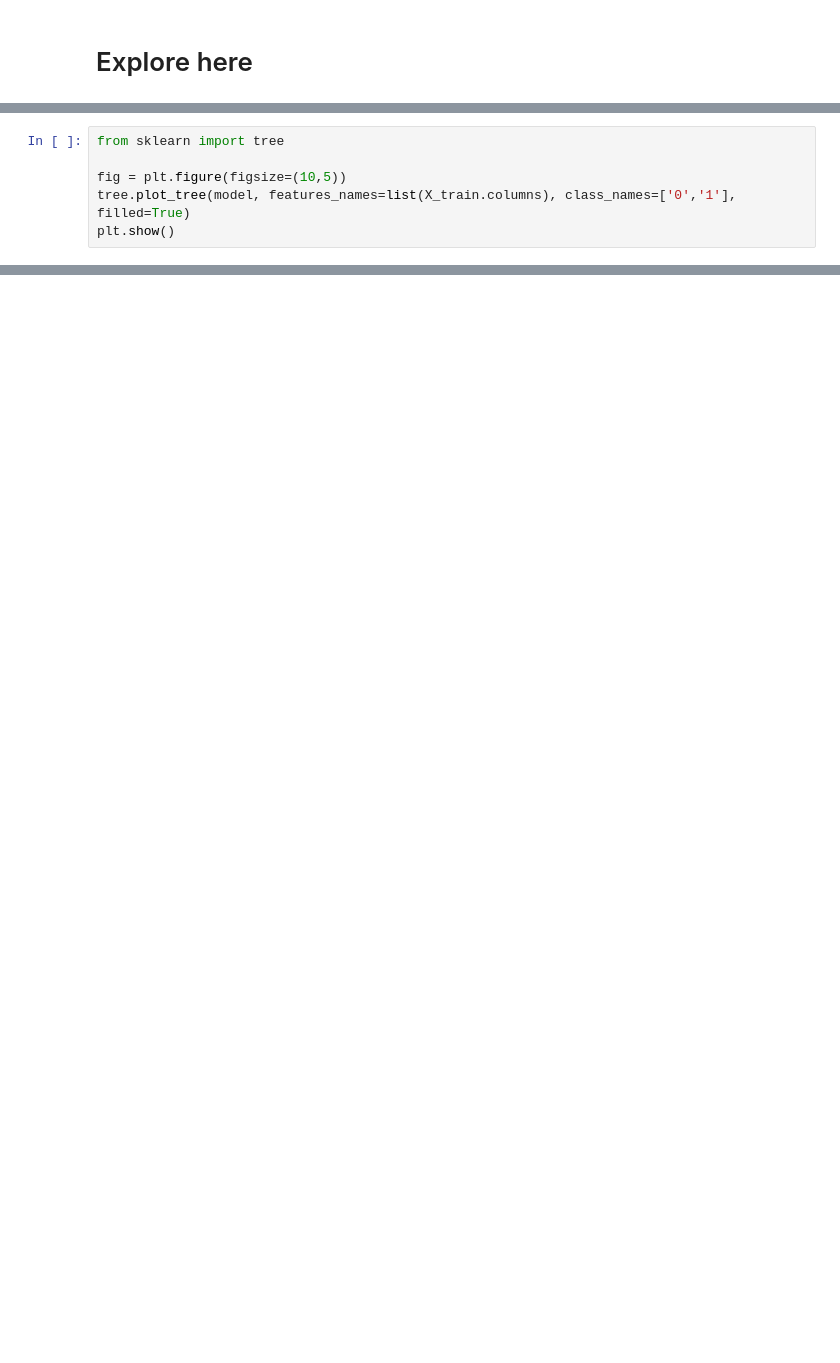
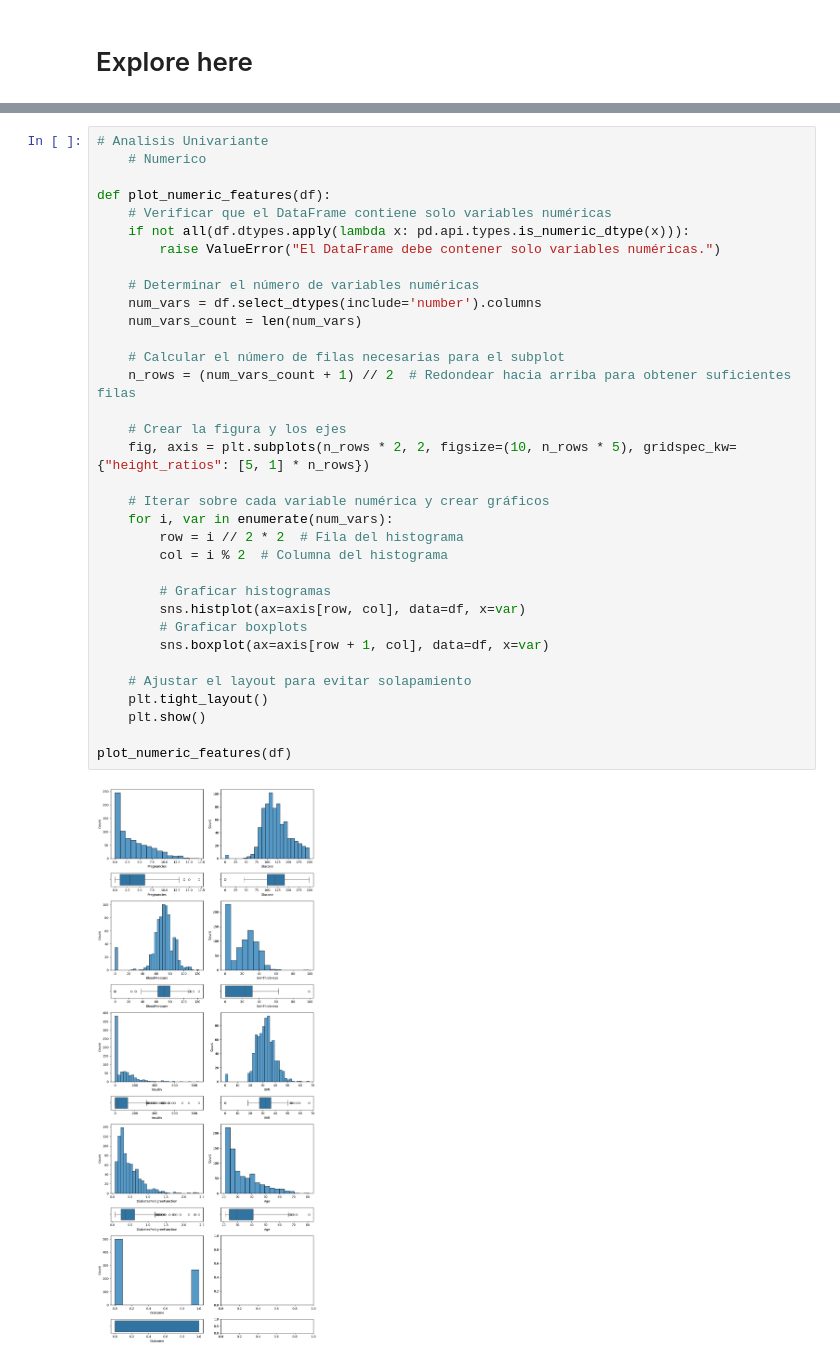
Before and after one commit to LuisCamachoRivero/arboles_de_desicion, a Jupyter notebook: src/explore.ipynb, the cells around one changed output, grey strips where cells are left out. Drawn from its saved outputs; the diff is of its cells as text; blank space fills up the shorter version.

```diff
--- a/src/explore.ipynb
+++ b/src/explore.ipynb
@@ -56,6 +2,0 @@ DecisionTreeClassifier(random_state=42)
-# %%
-from sklearn import tree
-
-fig = plt.figure(figsize=(10,5))
-tree.plot_tree(model, features_names=list(X_train.columns), class_names=['0','1'], filled=True)
-plt.show()
@@ -126,0 +54,36 @@ dump(best_model,open('Desicion_Tree_Classifier_gini_md_5_mss_3_42.sav','wb'))
+# %%
+# Analisis Univariante
+    # Numerico
+
+def plot_numeric_features(df):
+    # Verificar que el DataFrame contiene solo variables numéricas
+    if not all(df.dtypes.apply(lambda x: pd.api.types.is_numeric_dtype(x))):
+        raise ValueError("El DataFrame debe contener solo variables numéricas.")
+
+    # Determinar el número de variables numéricas
+    num_vars = df.select_dtypes(include='number').columns
+    num_vars_count = len(num_vars)
+
+    # Calcular el número de filas necesarias para el subplot
+    n_rows = (num_vars_count + 1) // 2  # Redondear hacia arriba para obtener suficientes filas
+
+    # Crear la figura y los ejes
+    fig, axis = plt.subplots(n_rows * 2, 2, figsize=(10, n_rows * 5), gridspec_kw={"height_ratios": [5, 1] * n_rows})
+
+    # Iterar sobre cada variable numérica y crear gráficos
+    for i, var in enumerate(num_vars):
+        row = i // 2 * 2  # Fila del histograma
+        col = i % 2  # Columna del histograma
+
+        # Graficar histogramas
+        sns.histplot(ax=axis[row, col], data=df, x=var)
+        # Graficar boxplots
+        sns.boxplot(ax=axis[row + 1, col], data=df, x=var)
+
+    # Ajustar el layout para evitar solapamiento
+    plt.tight_layout()
+    plt.show()
+
+plot_numeric_features(df)
+# %% [output]
+[figure, added]
```
Also changed, not shown: parts of 55 cells of this notebook, 2 other files.
